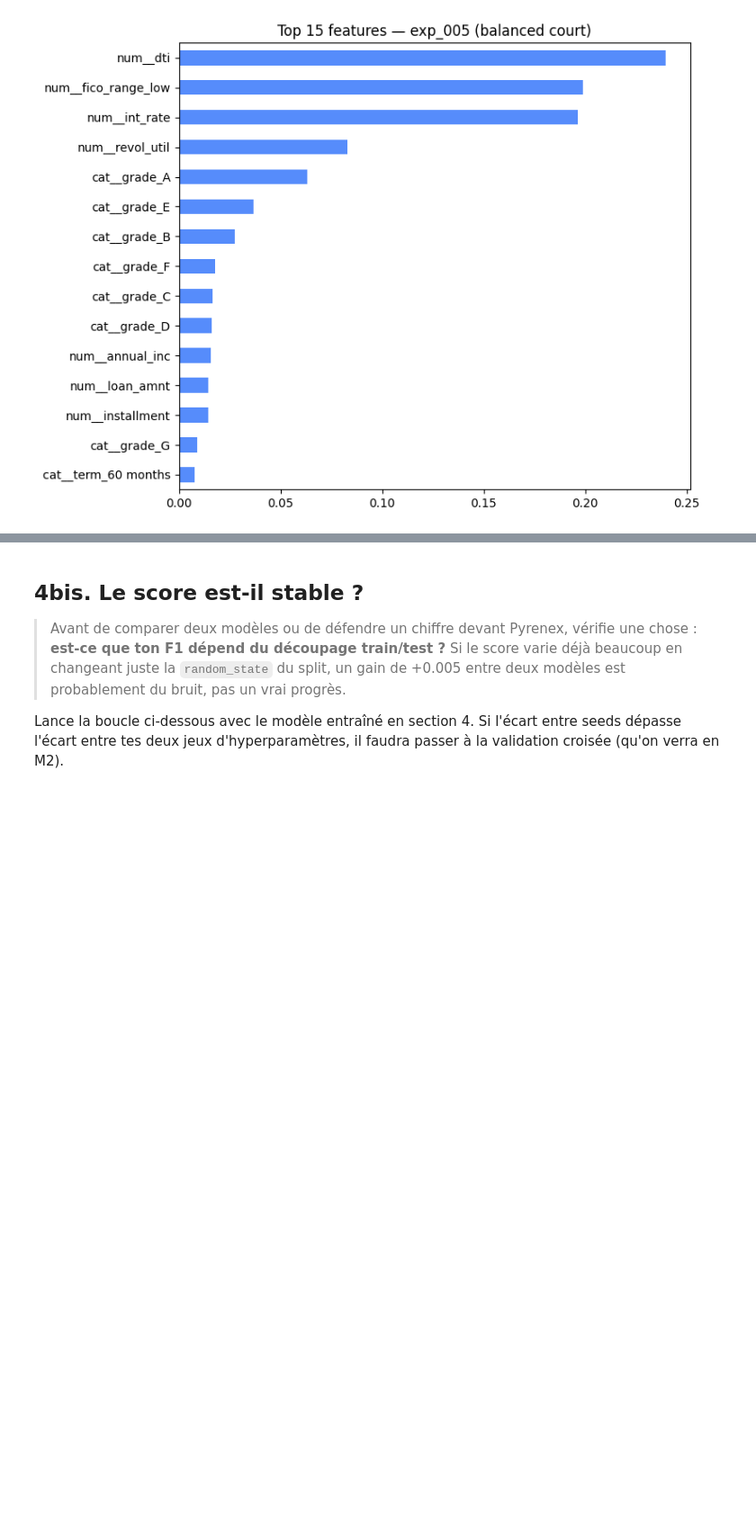
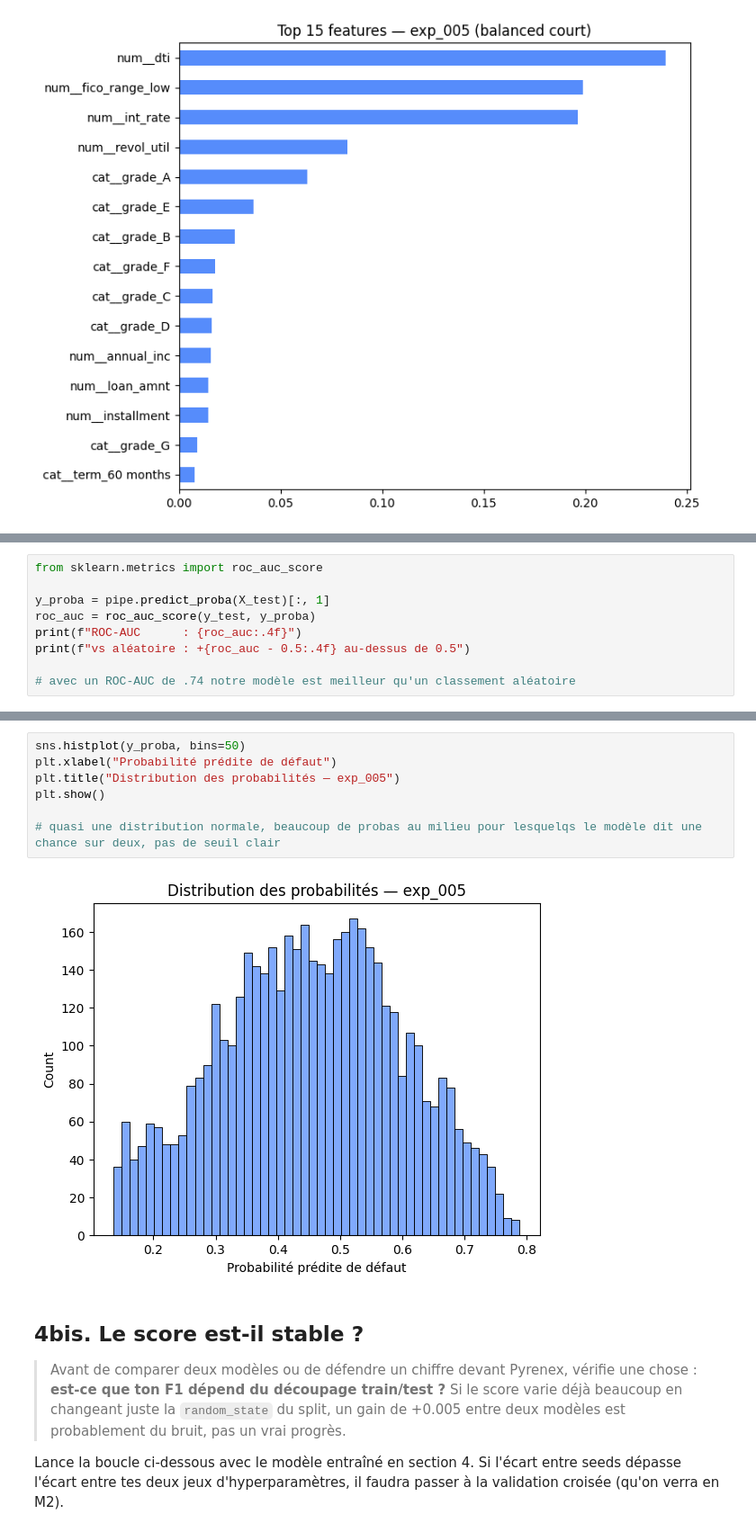
Before and after one commit to franckcwalter/M1-B1-scoring-franck, a Jupyter notebook: notebooks/M1-B1_franck.ipynb, the cells around one changed output, grey strips where cells are left out. Shown at 90% size. Saved outputs shown, nothing was run; the diff lists cells and outputs as text; blank space fills up the shorter version.

```diff
--- a/notebooks/M1-B1_franck.ipynb
+++ b/notebooks/M1-B1_franck.ipynb
@@ -166,0 +198,9 @@ plt.show()
+# %%
+from sklearn.metrics import roc_auc_score
+
+y_proba = pipe.predict_proba(X_test)[:, 1]
+roc_auc = roc_auc_score(y_test, y_proba)
+print(f"ROC-AUC      : {roc_auc:.4f}")
+print(f"vs aléatoire : +{roc_auc - 0.5:.4f} au-dessus de 0.5")
+
+# avec un ROC-AUC de .74 notre modèle est meilleur qu'un classement aléatoire
@@ -167,3 +241,12 @@ plt.show()
+# %%
+sns.histplot(y_proba, bins=50)
+plt.xlabel("Probabilité prédite de défaut")
+plt.title("Distribution des probabilités — exp_005")
+plt.show()
+
+# quasi une distribution normale, beaucoup de probas au milieu pour lesquelqs le modèle dit une chance sur deux, pas de seuil clair
+# %% [output]
+[figure, added]
 # %% [markdown]
 ## 4bis. Le score est-il stable ?
 
```
Also changed, not shown: parts of 5 cells of this notebook.
